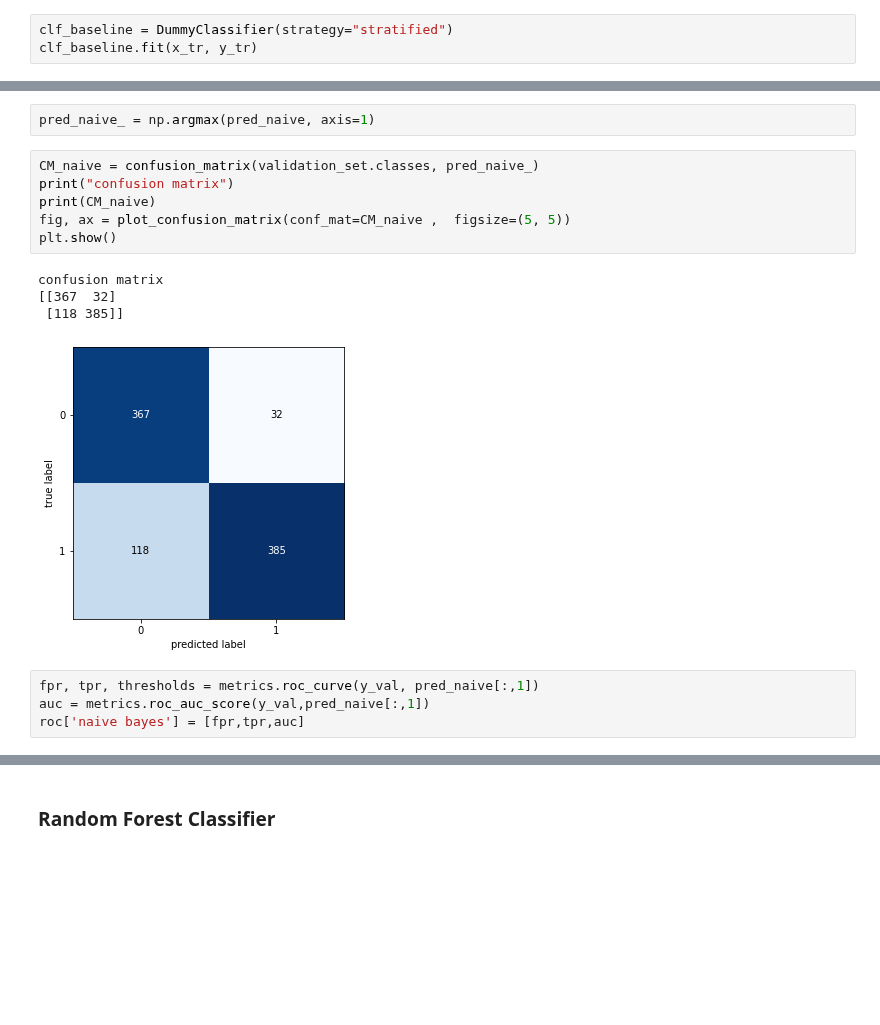
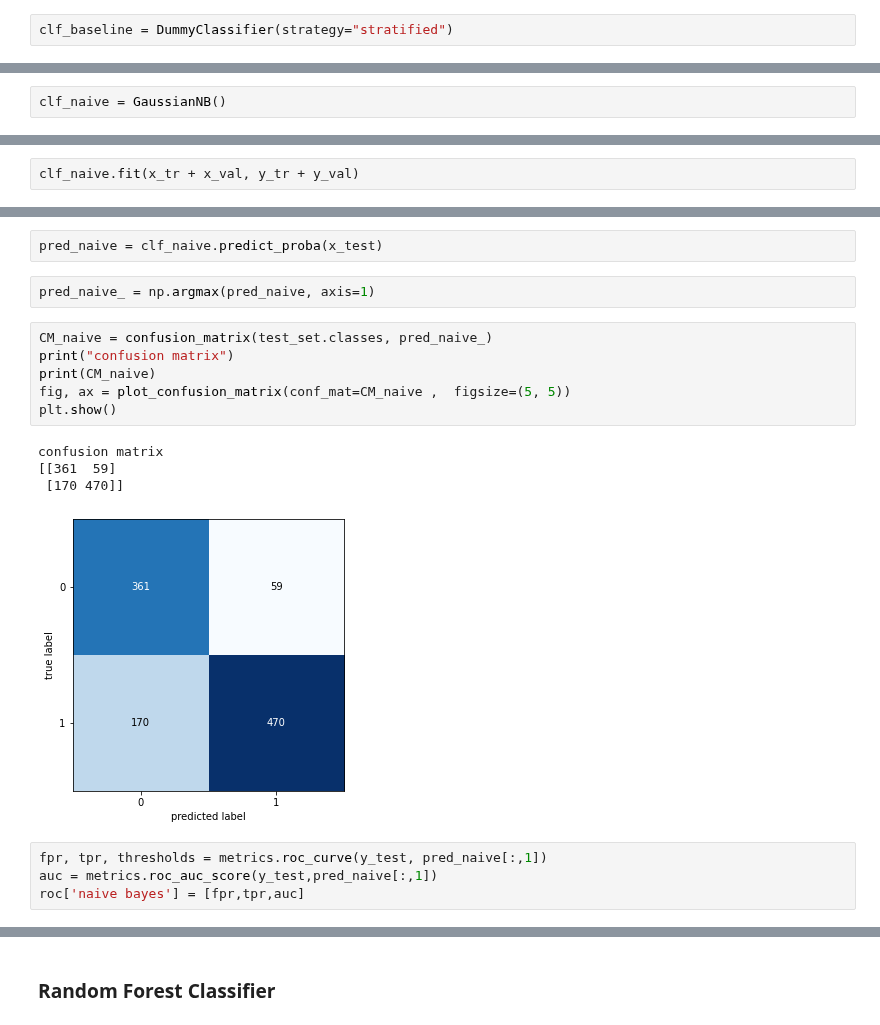
Before and after one commit to erotavlas/machine-learning, a Jupyter notebook: IBMAdvancedDataScience_Capstone/IBMAdvancedDataScience_Capstone_Incomplete.ipynb, the cells around one changed output, grey strips where cells are left out. Drawn from its saved outputs; the diff is of its cells as text; blank space fills up the shorter version.

```diff
--- a/IBMAdvancedDataScience_Capstone/IBMAdvancedDataScience_Capstone_Incomplete.ipynb
+++ b/IBMAdvancedDataScience_Capstone/IBMAdvancedDataScience_Capstone_Incomplete.ipynb
@@ -805,4 +806,3 @@ for inputs,outputs in tqdm(test_set):
 roc = {}
 # %%
 clf_baseline = DummyClassifier(strategy="stratified")
-clf_baseline.fit(x_tr, y_tr)
@@ -838,0 +849,2 @@ pred_naive = clf_naive.predict_proba(x_val)
+# %%
+clf_naive = GaussianNB()
@@ -838,0 +862,2 @@ pred_naive = clf_naive.predict_proba(x_val)
+# %%
+clf_naive.fit(x_tr + x_val, y_tr + y_val)
@@ -839,19 +866,21 @@ pred_naive = clf_naive.predict_proba(x_val)
+# %%
+pred_naive = clf_naive.predict_proba(x_test)
 # %%
 pred_naive_ = np.argmax(pred_naive, axis=1)
 # %%
-CM_naive = confusion_matrix(validation_set.classes, pred_naive_)
+CM_naive = confusion_matrix(test_set.classes, pred_naive_)
 print("confusion matrix")
 print(CM_naive)
 fig, ax = plot_confusion_matrix(conf_mat=CM_naive ,  figsize=(5, 5))
 plt.show()
 # %% [output]
 confusion matrix
-[[367  32]
- [118 385]]
+[[361  59]
+ [170 470]]
-[figure, old version]
+[figure, new version]
 # %%
-fpr, tpr, thresholds = metrics.roc_curve(y_val, pred_naive[:,1])
-auc = metrics.roc_auc_score(y_val,pred_naive[:,1])
+fpr, tpr, thresholds = metrics.roc_curve(y_test, pred_naive[:,1])
+auc = metrics.roc_auc_score(y_test,pred_naive[:,1])
 roc['naive bayes'] = [fpr,tpr,auc]
 # %%
 plt.plot(fpr, tpr, label='%s ROC (area = %0.2f)' % ('naive', auc))
```
Also changed, not shown: parts of 47 cells of this notebook.
